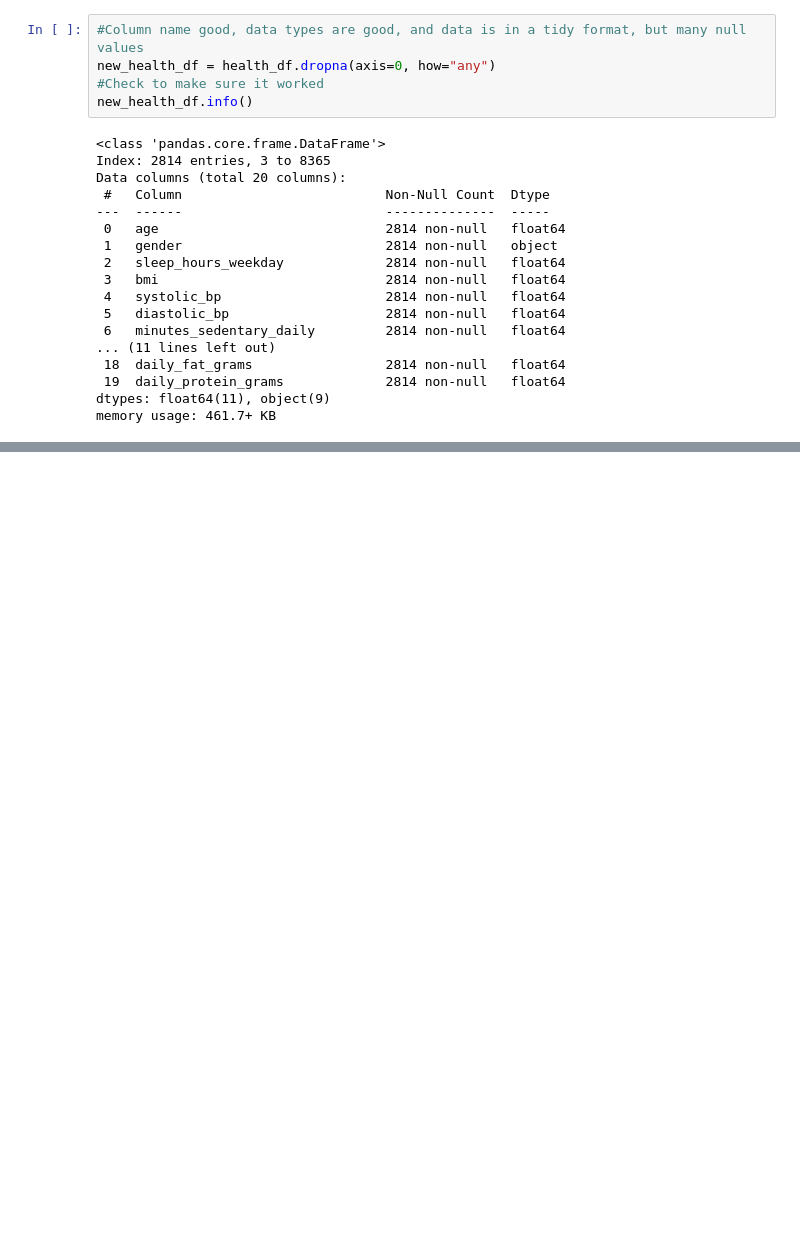
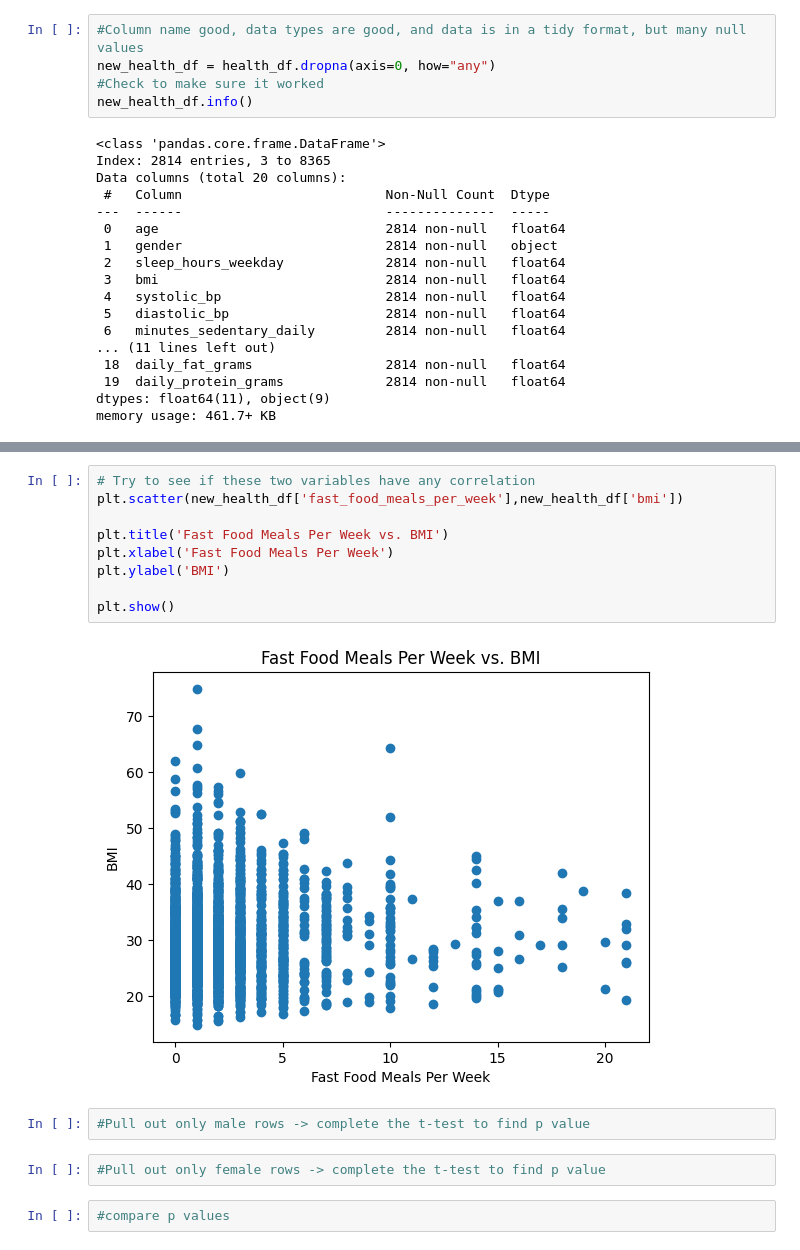
Before and after one commit to SinCosTanTya/Lifestyle-and-Health, a Jupyter notebook: Lifestyle_and_Health_Research_Project.ipynb, the cells around one changed output, grey strips where cells are left out. Cells and saved outputs as stored; diff of their text form; blank space fills up the shorter version.

```diff
--- a/Lifestyle_and_Health_Research_Project.ipynb
+++ b/Lifestyle_and_Health_Research_Project.ipynb
@@ -107,0 +170,17 @@ memory usage: 461.7+ KB
+# %%
+# Try to see if these two variables have any correlation
+plt.scatter(new_health_df['fast_food_meals_per_week'],new_health_df['bmi'])
+
+plt.title('Fast Food Meals Per Week vs. BMI')
+plt.xlabel('Fast Food Meals Per Week')
+plt.ylabel('BMI')
+
+plt.show()
+# %% [output]
+[figure, added]
+# %%
+#Pull out only male rows -> complete the t-test to find p value
+# %%
+#Pull out only female rows -> complete the t-test to find p value
+# %%
+#compare p values
```
Also changed, not shown: parts of 6 cells of this notebook.
